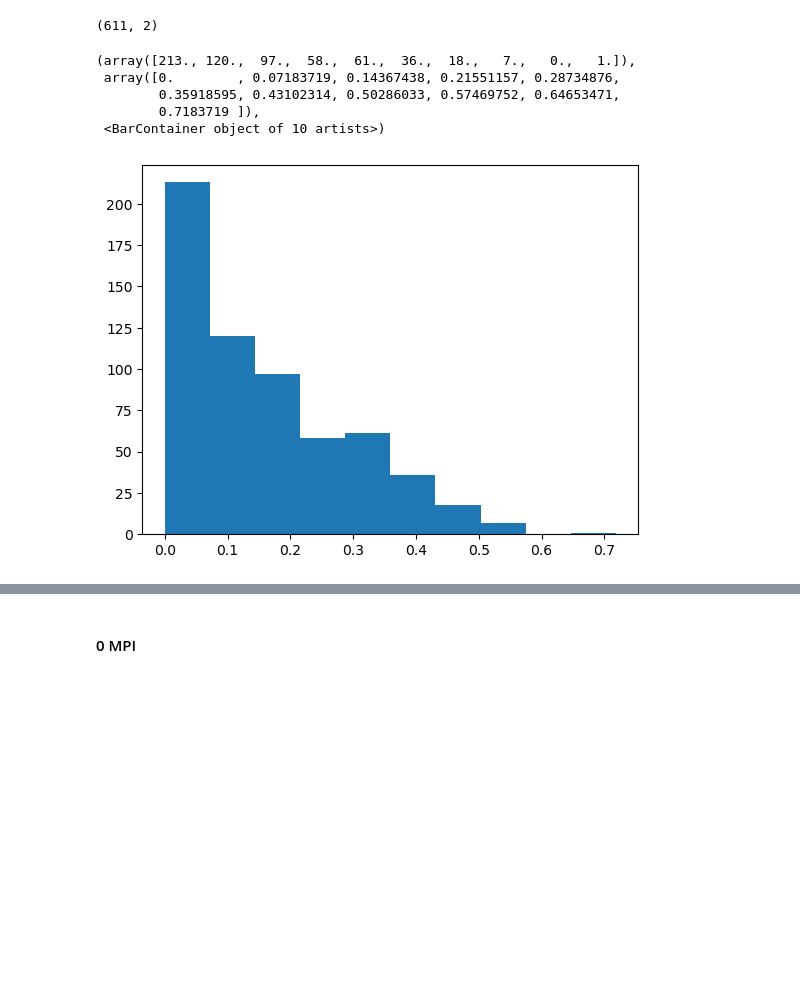
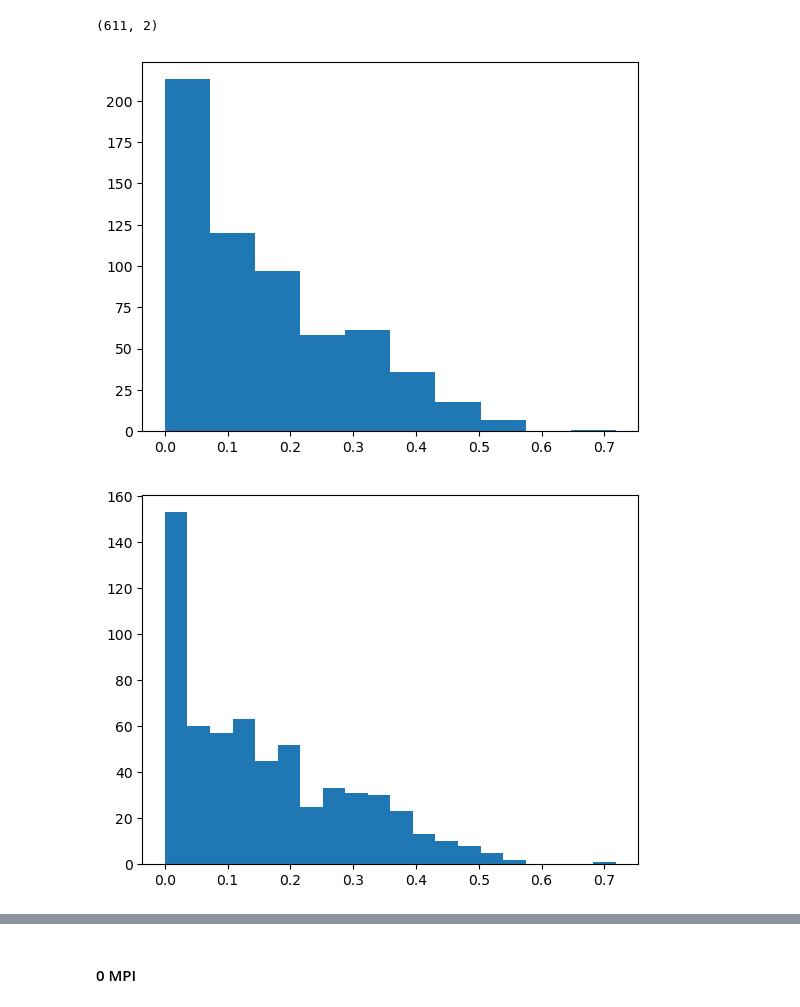
Before and after one commit to sig-gis/mpi, a Jupyter notebook: code/MPI/analysis.ipynb, the cells around one changed output, grey strips where cells are left out. Cells and saved outputs as stored; diff of their text form; code cells hidden in the pictures; blank space fills up the shorter version.

Commit message:
update histogram of cluster MPIs with diff. bin widths in ipynb; check what data are excluded from MPI calc. in py

```diff
--- a/code/MPI/analysis.ipynb
+++ b/code/MPI/analysis.ipynb
@@ -17,11 +17,9 @@ mpi_df.shape
 # %% [output]
 (611, 2)
 # %%
-plt.hist(mpi_df.mpi)
+for n_bin in [10, 20, 30, 40]:
+    plt.figure()
+    plt.hist(mpi_df.mpi, bins=n_bin);
 # %% [output]
-(array([213., 120.,  97.,  58.,  61.,  36.,  18.,   7.,   0.,   1.]),
- array([0.        , 0.07183719, 0.14367438, 0.21551157, 0.28734876,
-        0.35918595, 0.43102314, 0.50286033, 0.57469752, 0.64653471,
-        0.7183719 ]),
- <BarContainer object of 10 artists>)
 [figure]
+[figure, added]
```
Also changed, not shown: parts of 1 cell of this notebook, 1 other file.
